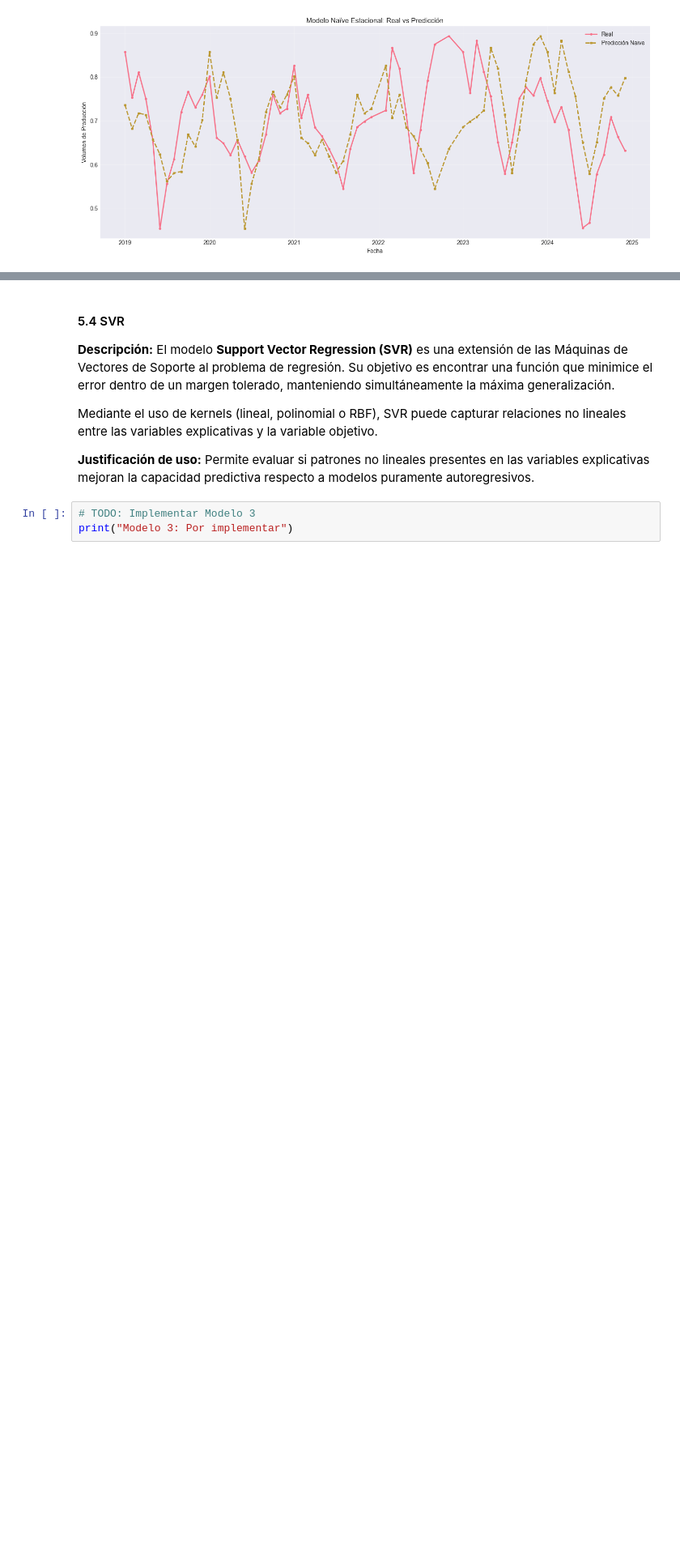
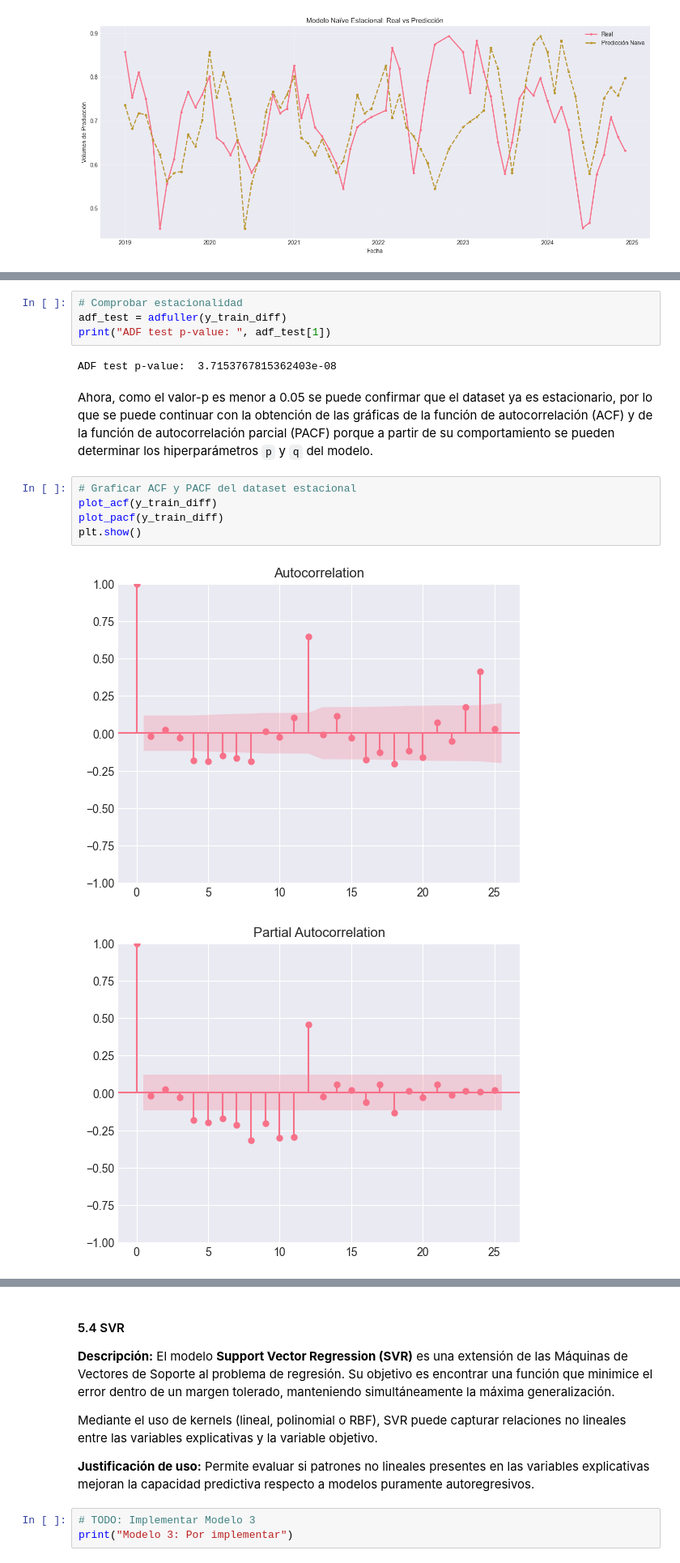
Before and after one commit to juan-pablo-lopez/tc5035-ene26-equipo29, a Jupyter notebook: Avance4.Equipo29.ipynb, the cells around one changed output, grey strips where cells are left out. Shown at 81% size. Cells and saved outputs as stored; diff of their text form; blank space fills up the shorter version.

```diff
--- a/Avance4.Equipo29.ipynb
+++ b/Avance4.Equipo29.ipynb
@@ -483,0 +513,16 @@ X.head(10)
+# %%
+# Comprobar estacionalidad
+adf_test = adfuller(y_train_diff)
+print("ADF test p-value: ", adf_test[1])
+# %% [output]
+ADF test p-value:  3.7153767815362403e-08
+# %% [markdown]
+Ahora, como el valor-p es menor a 0.05 se puede confirmar que el dataset ya es estacionario, por lo que se puede continuar con la obtención de las gráficas de la función de autocorrelación (ACF) y de la función de autocorrelación parcial (PACF) porque a partir de su comportamiento se pueden determinar los hiperparámetros `p` y `q` del modelo.
+# %%
+# Graficar ACF y PACF del dataset estacional
+plot_acf(y_train_diff)
+plot_pacf(y_train_diff)
+plt.show()
+# %% [output]
+[figure, added]
+[figure, added]
```
Also changed, not shown: parts of 45 cells of this notebook.
